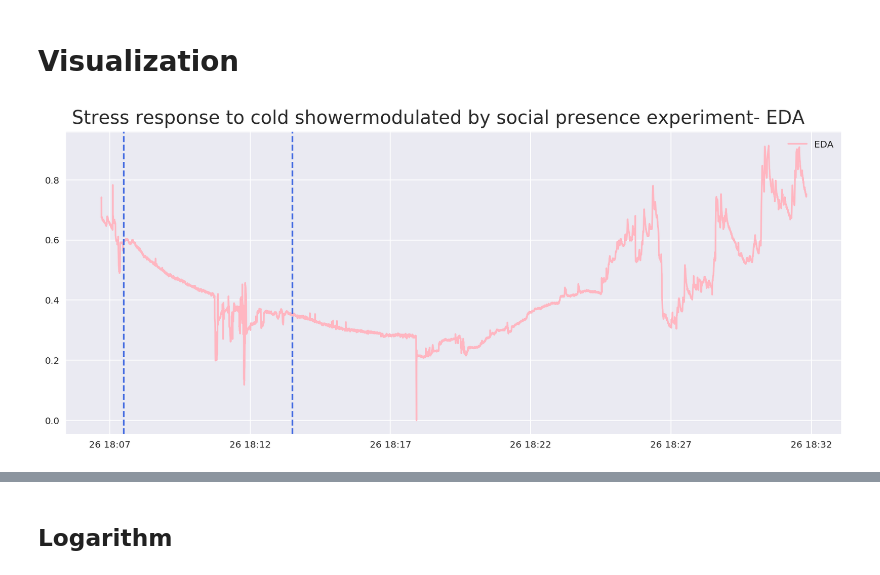
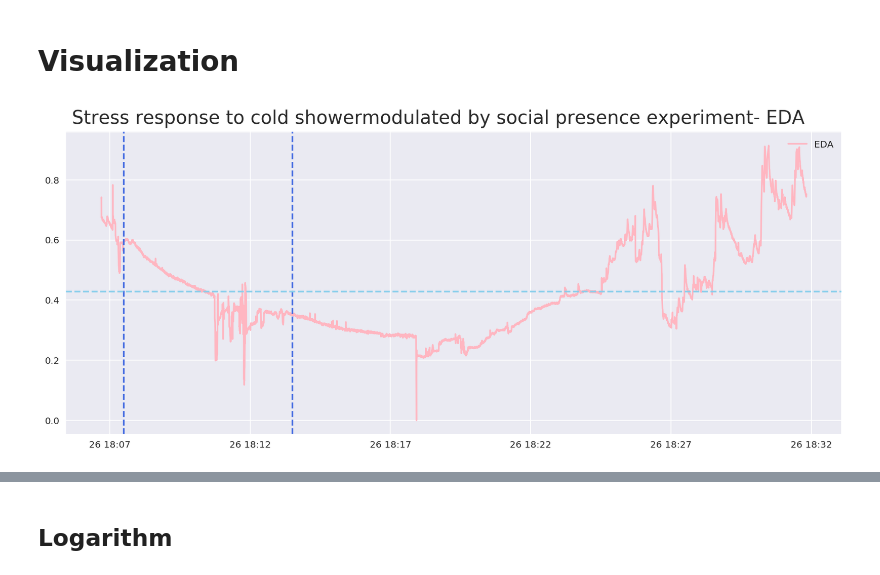
Before and after one commit to haohanwang23/coldshowershower_socialpresence, a Jupyter notebook: new/analysis/analysis1.ipynb, the cells around one changed output, grey strips where cells are left out. Saved outputs shown, nothing was run; the diff lists cells and outputs as text; code cells hidden in the pictures.

```diff
--- a/new/analysis/analysis1.ipynb
+++ b/new/analysis/analysis1.ipynb
@@ -156,11 +156,12 @@ tags_1.head()
 # %%
 plt.figure(figsize=(15,6))
 plt.plot(fl_exp1['eda'],color ='lightpink')
 plt.figtext(.5,.9,'Stress response to cold showermodulated by social presence experiment- EDA ', fontsize=20, ha='center')
 plt.legend(['EDA'],loc=1,fontsize='medium')
 plt.axvline(x = tags_1.tagged_time[0],color = 'royalblue',linestyle='--')
 plt.axvline(x = tags_1.tagged_time[1],color = 'royalblue',linestyle='--')
-
+eda_mean = np.mean(fl_exp1.eda)
+plt.axhline(y = eda_mean, color = 'skyblue', linestyle = '--')
 plt.show()
 # %% [output]
-[figure, old version]
+[figure, new version]
```
Also changed, not shown: parts of 3 cells of this notebook, 1 other file.
